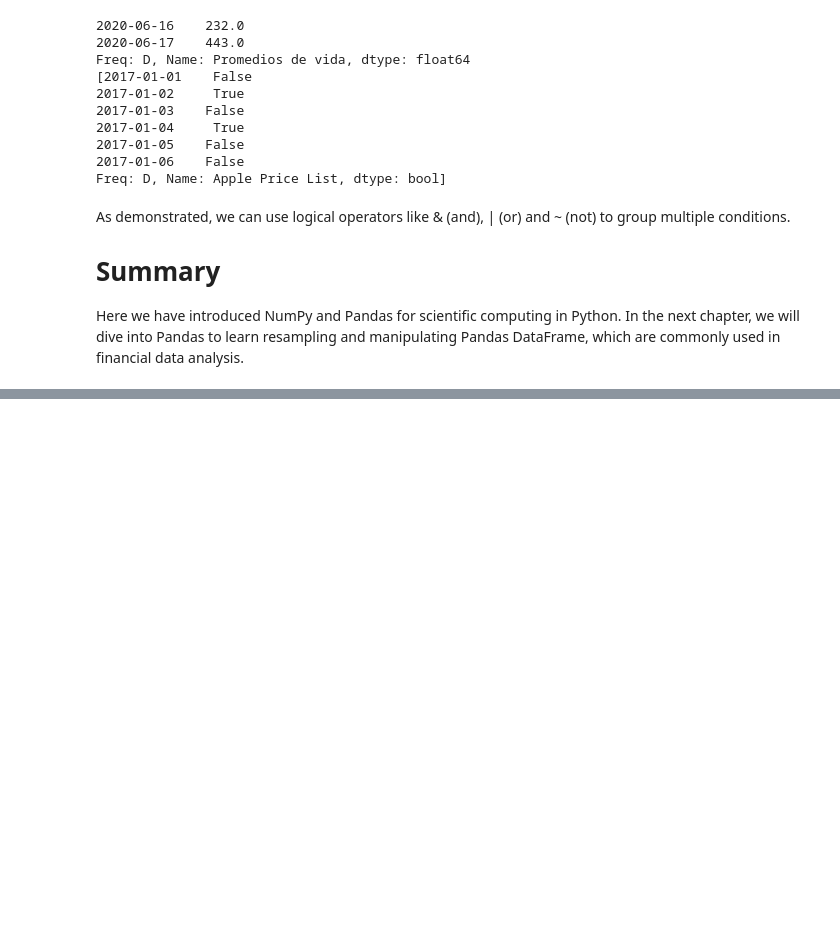
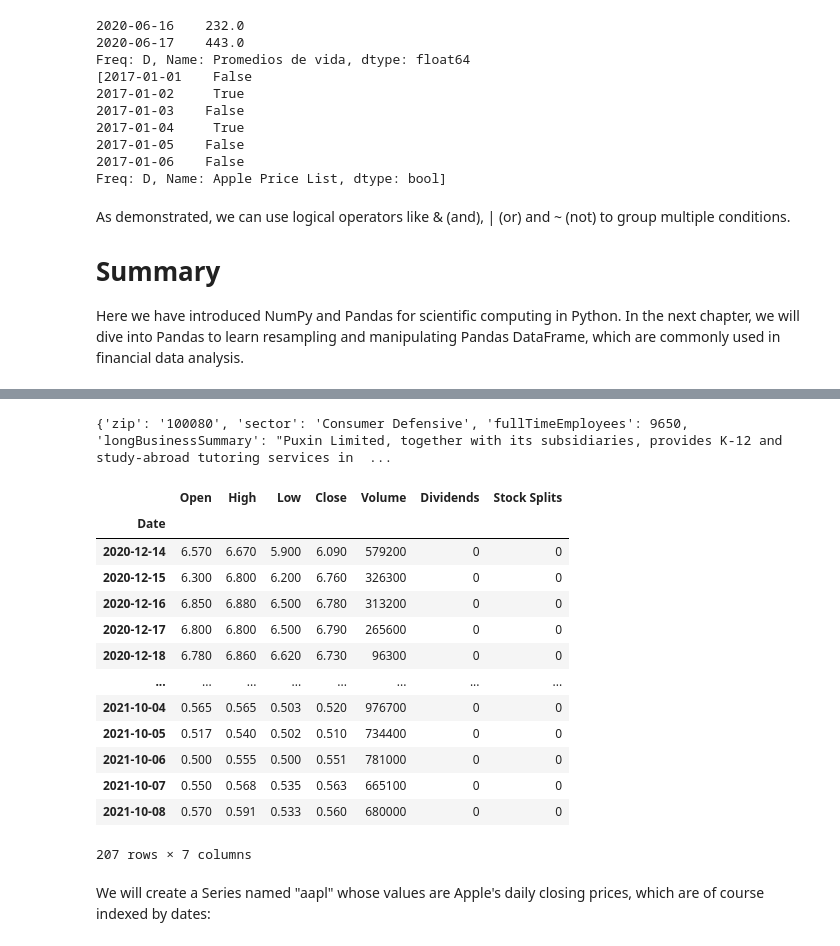
Before and after one commit to femorenoba/AlgorithmsUN2021II, a Jupyter notebook: Lab1/femorenoba__QuanconnectTutortials.ipynb, the cells around one changed output, grey strips where cells are left out. Cells and saved outputs as stored; diff of their text form; code cells hidden in the pictures; blank space fills up the shorter version.

```diff
--- a/Lab1/femorenoba__QuanconnectTutortials.ipynb
+++ b/Lab1/femorenoba__QuanconnectTutortials.ipynb
@@ -1640,0 +1721,26 @@ Here we have introduced NumPy and Pandas for scientific computing in Python. In
+# %%
+
+# NUEVO EJEMPLO
+new_msft = yf.Ticker('NEW')
+print(new_msft.info)
+
+new_data = new_msft.history(start="2020-12-12",  end="2021-10-10")
+new_data
+# %% [output]
+{'zip': '100080', 'sector': 'Consumer Defensive', 'fullTimeEmployees': 9650, 'longBusinessSummary': "Puxin Limited, together with its subsidiaries, provides K-12 and study-abroad tutoring services in  ...
+|  | Open | High | Low | Close | Volume | Dividends | Stock Splits |
+| Date |  |  |  |  |  |  |  |
+| 2020-12-14 | 6.570 | 6.670 | 5.900 | 6.090 | 579200 | 0 | 0 |
+| 2020-12-15 | 6.300 | 6.800 | 6.200 | 6.760 | 326300 | 0 | 0 |
+| 2020-12-16 | 6.850 | 6.880 | 6.500 | 6.780 | 313200 | 0 | 0 |
+| 2020-12-17 | 6.800 | 6.800 | 6.500 | 6.790 | 265600 | 0 | 0 |
+| 2020-12-18 | 6.780 | 6.860 | 6.620 | 6.730 | 96300 | 0 | 0 |
+| ... | ... | ... | ... | ... | ... | ... | ... |
+| 2021-10-04 | 0.565 | 0.565 | 0.503 | 0.520 | 976700 | 0 | 0 |
+| 2021-10-05 | 0.517 | 0.540 | 0.502 | 0.510 | 734400 | 0 | 0 |
+| 2021-10-06 | 0.500 | 0.555 | 0.500 | 0.551 | 781000 | 0 | 0 |
+| 2021-10-07 | 0.550 | 0.568 | 0.535 | 0.563 | 665100 | 0 | 0 |
+| 2021-10-08 | 0.570 | 0.591 | 0.533 | 0.560 | 680000 | 0 | 0 |
+207 rows × 7 columns
+# %% [markdown]
+We will create a Series named "aapl" whose values are Apple's daily closing prices, which are of course indexed by dates:
```
Also changed, not shown: parts of 104 cells of this notebook.
